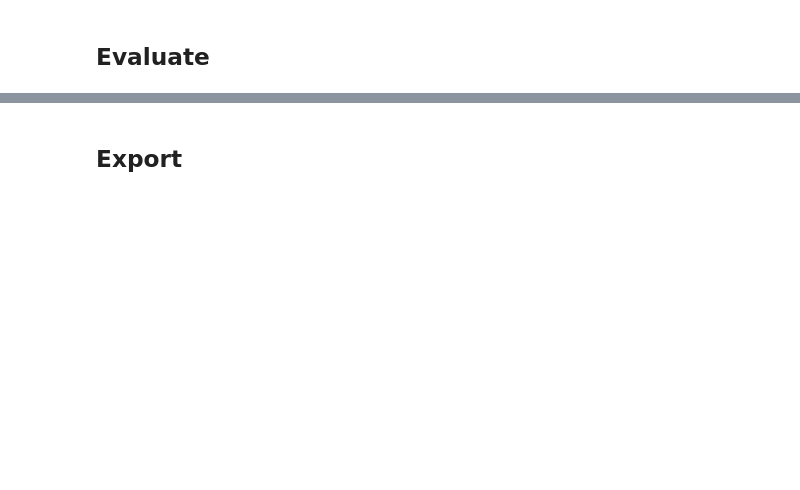
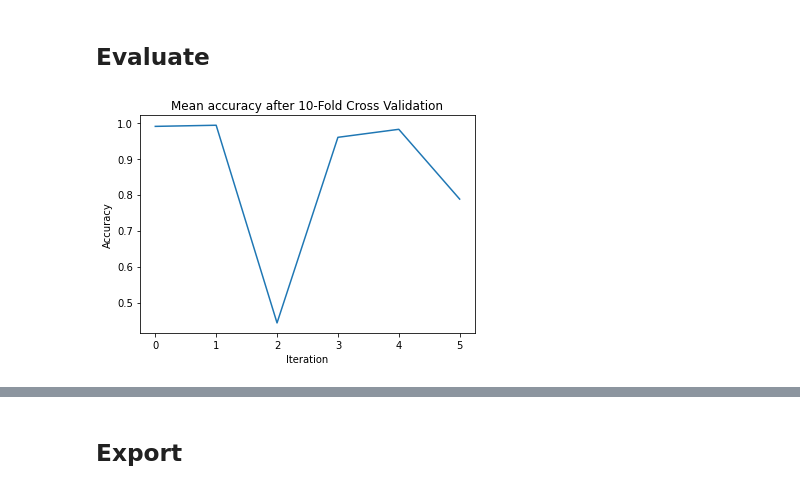
Before and after one commit to Sulasdeli/SecRiskAI, a Jupyter notebook: notebooks/train_evaluate_export_models.ipynb, the cells around one changed output, grey strips where cells are left out. Saved outputs shown, nothing was run; the diff lists cells and outputs as text; code cells hidden in the pictures; blank space fills up the shorter version.

```diff
--- a/notebooks/train_evaluate_export_models.ipynb
+++ b/notebooks/train_evaluate_export_models.ipynb
@@ -376,7 +383,7 @@ from sklearn.svm import LinearSVC, SVC
 # %%
 # Define the parameter ranges that should be tested on the model
 svm_params = {
-    'kernel': ["poly", "rbf", "sigmoid", "precomputed"],
+    'kernel': ["poly", "rbf", "sigmoid"],
     'gamma': ["scale", "auto"]
 }
 
@@ -417,3 +425,13 @@ plt.show()
+# %%
+test_scores = svm.cv_results_['mean_test_score']
+
+plt.title("Mean accuracy after 10-Fold Cross Validation")
+plt.plot(test_scores)
+plt.xlabel("Iteration")
+plt.ylabel("Accuracy")
+plt.show()
+# %% [output]
+[figure, added]
 # %%
 #accuracy = svm_model.score(X_test_normalized, y_test)
 
```
Also changed, not shown: parts of 16 cells of this notebook, 1 other file.
